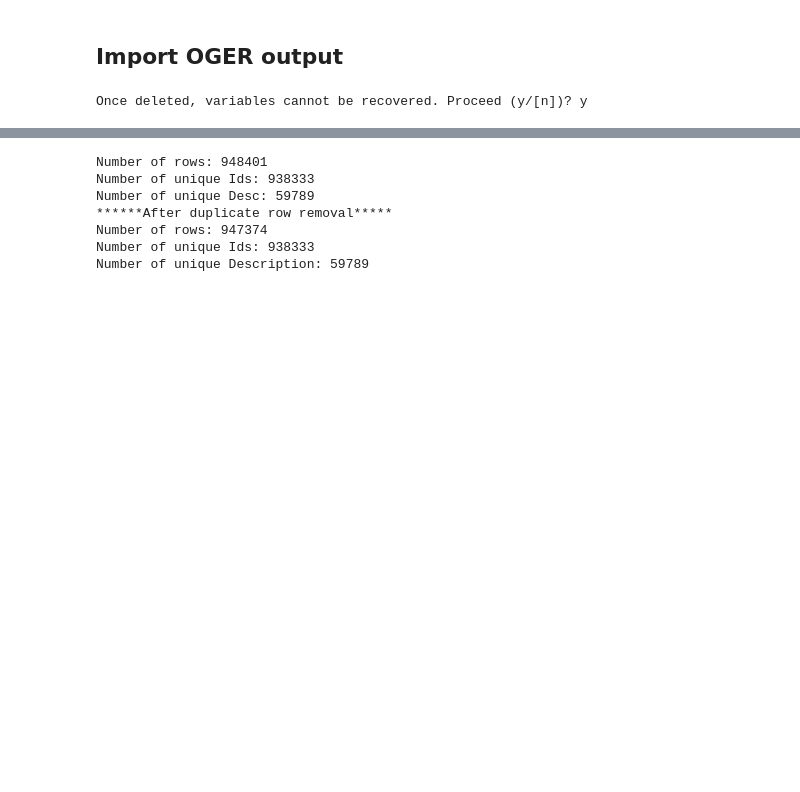
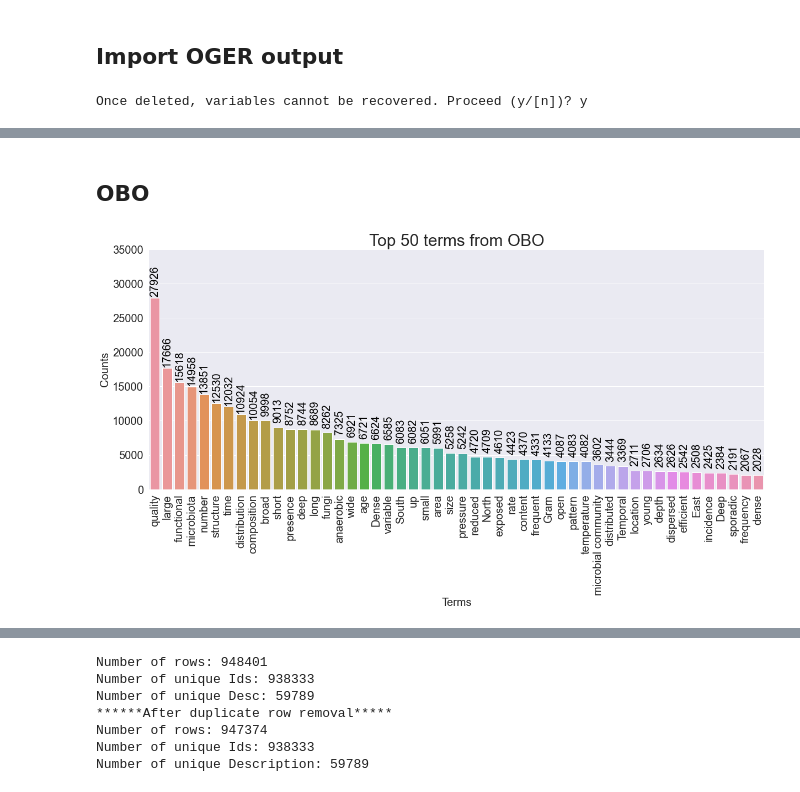
Before and after one commit to INCATools/biosample-analysis, a Jupyter notebook: src/notebooks/OGER-PostprocessingSandbox.ipynb, the cells around one changed output, grey strips where cells are left out. Drawn from its saved outputs; the diff is of its cells as text; code cells hidden in the pictures; blank space fills up the shorter version.

```diff
--- a/src/notebooks/OGER-PostprocessingSandbox.ipynb
+++ b/src/notebooks/OGER-PostprocessingSandbox.ipynb
@@ -33,0 +92,7 @@ Total number of rows:  2386121
+# %% [markdown]
+## OBO
+# %%
+nlpOboAx = drawPlot('OBO')
+annotatePlot(nlpOboAx, 35000, 90, 30)
+# %% [output]
+[figure, added]
```
Also changed, not shown: parts of 34 cells of this notebook.
